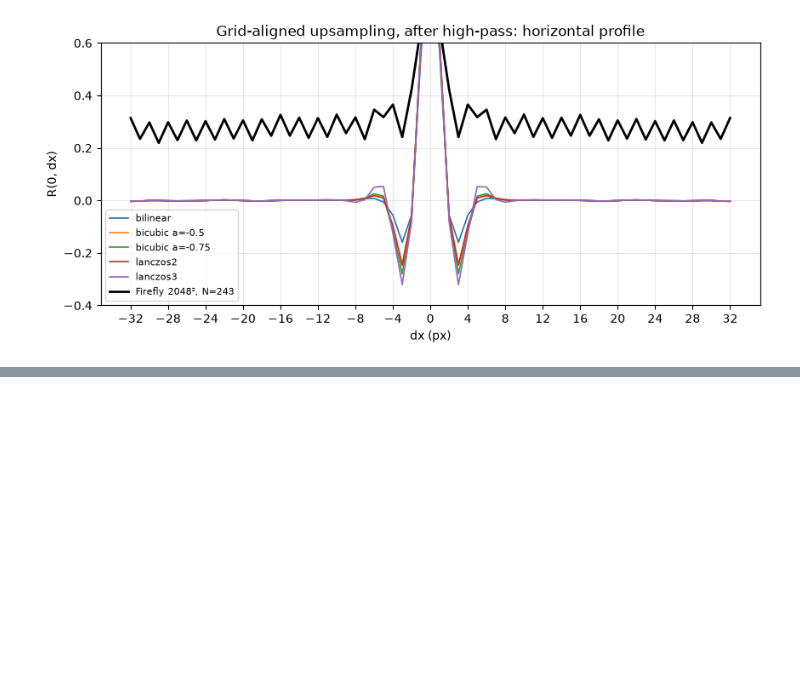
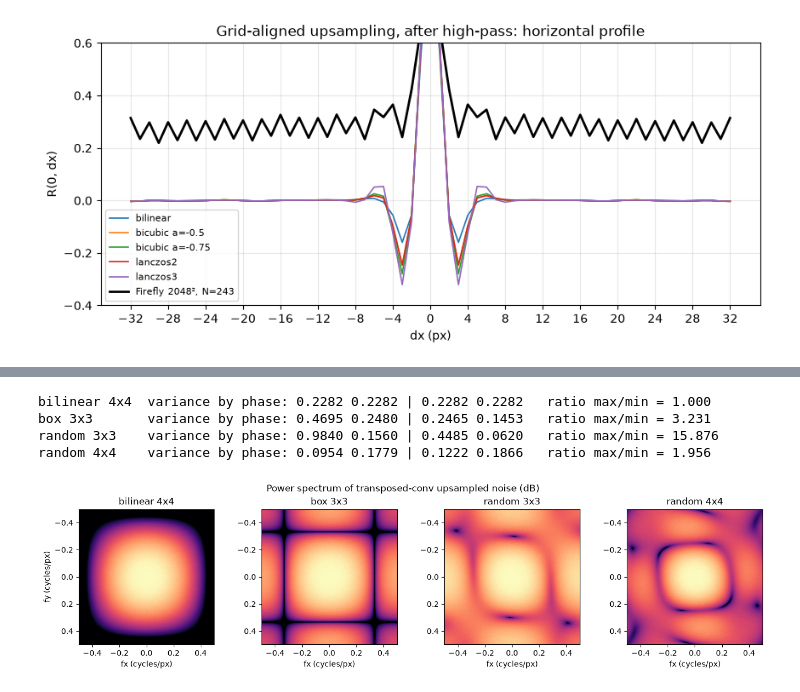
Before and after one commit to hfstrag/watermark-detection, a Jupyter notebook: notebooks/02_upsampling_simulation.ipynb, the cells around one changed output, grey strips where cells are left out. Drawn from its saved outputs; the diff is of its cells as text; code cells hidden in the pictures; blank space fills up the shorter version.

```diff
--- a/notebooks/02_upsampling_simulation.ipynb
+++ b/notebooks/02_upsampling_simulation.ipynb
@@ -365,0 +556,27 @@ lanczos3         variance by phase:  0.7665 0.5511 | 0.5529 0.3840   ratio max/m
+# %%
+psd_tc = {name: 0 for name in TCONV_KERNELS}
+for _ in range(N_REAL):
+    z = rng.standard_normal((N_LOW, N_LOW))
+    for name, K in TCONV_KERNELS.items():
+        psd_tc[name] = psd_tc[name] + power_spectrum(transposed_conv(z, K)) / N_REAL
+
+fig, axes = plt.subplots(1, len(psd_tc), figsize=(3.4 * len(psd_tc), 3.4))
+for ax, (name, p) in zip(axes, psd_tc.items()):
+    ax.imshow(10 * np.log10(p + 1e-12), cmap="magma", vmin=-40, vmax=5,
+              extent=(-0.5, 0.5, 0.5, -0.5))
+    ax.set_title(name)
+    ax.set_xlabel("fx (cycles/px)")
+axes[0].set_ylabel("fy (cycles/px)")
+fig.suptitle("Power spectrum of transposed-conv upsampled noise (dB)")
+fig.tight_layout()
+
+for name, K in TCONV_KERNELS.items():
+    v = phase_variance(highpass(transposed_conv(noise, K)))
+    print(f"{name:13s} variance by phase: {v[0,0]:.4f} {v[0,1]:.4f} | {v[1,0]:.4f} {v[1,1]:.4f}"
+          f"   ratio max/min = {v.max()/v.min():.3f}")
+# %% [output]
+bilinear 4x4  variance by phase: 0.2282 0.2282 | 0.2282 0.2282   ratio max/min = 1.000
+box 3x3       variance by phase: 0.4695 0.2480 | 0.2465 0.1453   ratio max/min = 3.231
+random 3x3    variance by phase: 0.9840 0.1560 | 0.4485 0.0620   ratio max/min = 15.876
+random 4x4    variance by phase: 0.0954 0.1779 | 0.1222 0.1866   ratio max/min = 1.956
+[figure, added]
```
Also changed, not shown: parts of 22 cells of this notebook, 1 other file.
